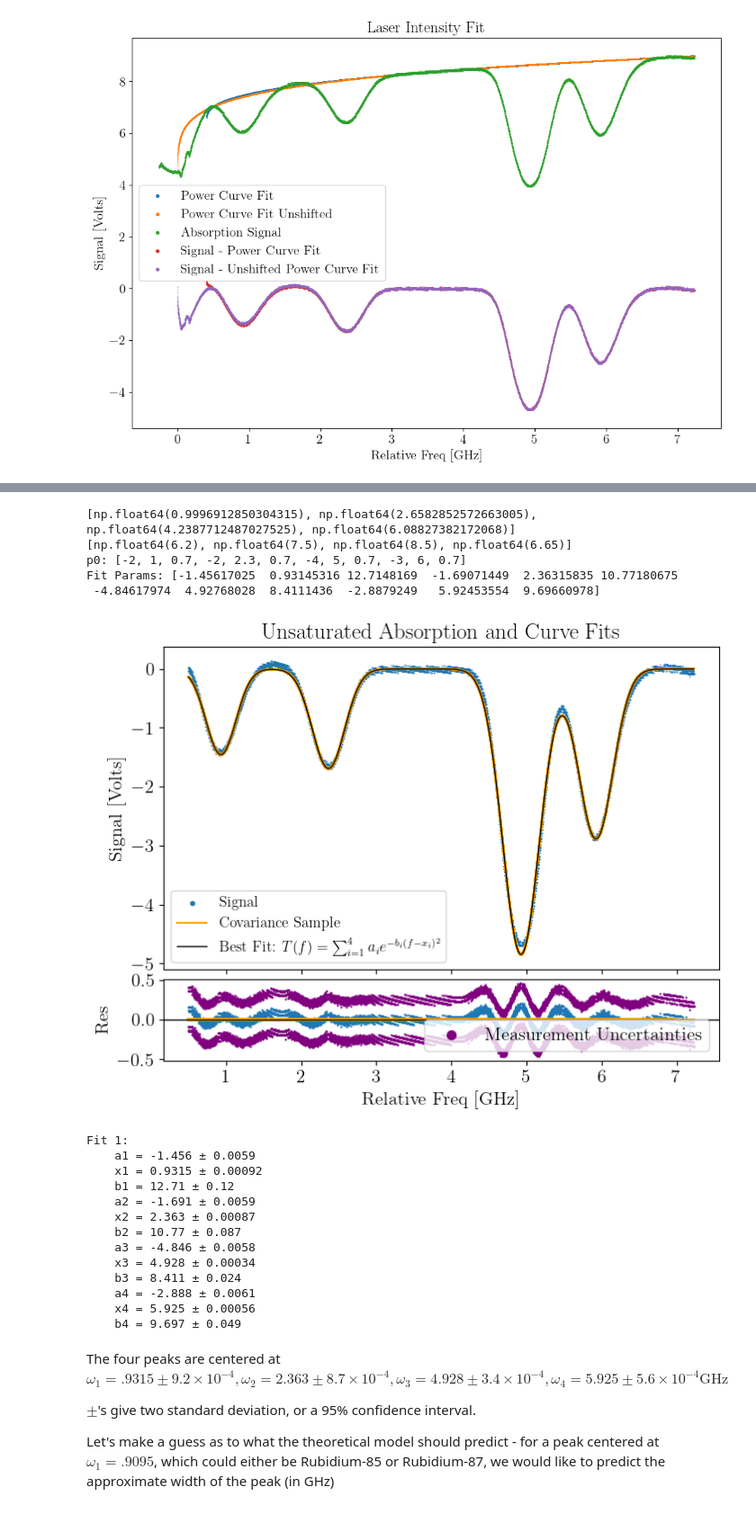
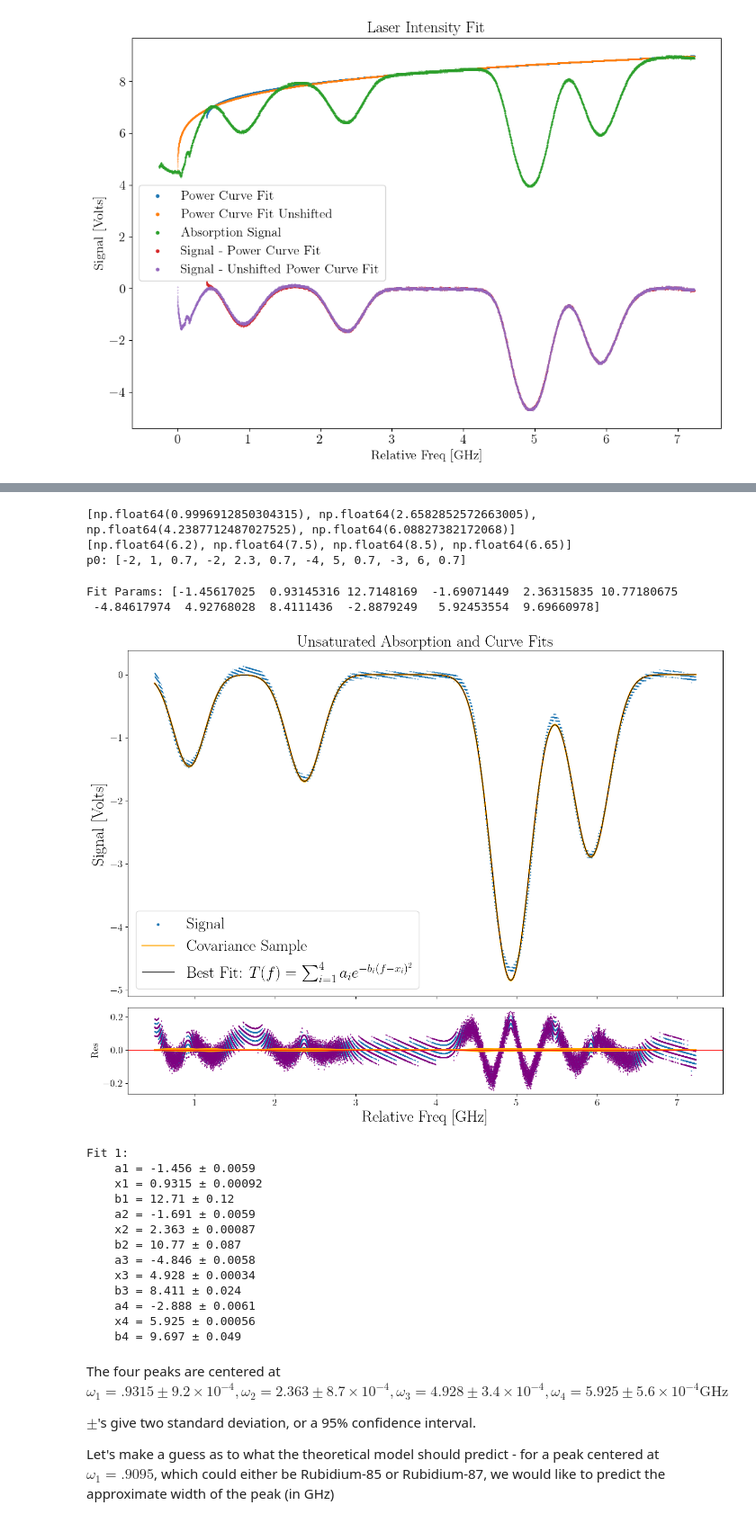
Before and after one commit to andres-luengo/alden-andres-max-most-dangerous-4450-trio, a Jupyter notebook: rb-spectroscopy/doppler_broadening.ipynb, the cells around one changed output, grey strips where cells are left out. Shown at 90% size. Cells and saved outputs as stored; diff of their text form; code cells hidden in the pictures.

```diff
--- a/rb-spectroscopy/doppler_broadening.ipynb
+++ b/rb-spectroscopy/doppler_broadening.ipynb
@@ -416,20 +418,19 @@ def print_fits(fits, param_names=None):
 
 centers=[2750, 5800, 8500, 11550]
 window_sizes=[1700, 3000, 3900, 1700]
+trim=200
 
 print([freqs[centers[i]] for i in range(len(centers))])
 print([signal[centers[i]] for i in range(len(centers))])
 
 def trim_leading_nans(x, y):
     first_valid = np.argmax(~np.isnan(y))
-    return x[first_valid:], y[first_valid:]
+    return (x[first_valid:], y[first_valid:])
 
+def trim_leading_messy(x, y, trim: int):
+    return x[trim:], y[trim:]
 
-
-xdata, ydata = trim_leading_nans(freqs, signal-power_curve_fit1)
-
-xdata = xdata[200:]
-ydata = ydata[200:]
+doppler_x, doppler_y = trim_leading_messy(*trim_leading_nans(freqs, signal-power_curve_fit1), trim=trim)
 
 #  model: a * np.exp(-b * (x - x0)**2) + c * x + d
 a1_guess = -2
@@ -461,8 +462,8 @@ print(f"p0: {p0}")
 
 popt, pcov = scipy.optimize.curve_fit(
     absorption_model,
-    xdata,
-    ydata,
+    doppler_x,
+    doppler_y,
     p0=p0,
     #bounds=bounds,
     maxfev=200000
@@ -485,43 +486,43 @@ model_str = (
     r"$T(f) = \sum_{i=1}^{4} a_i e^{-b_i(f-x_i)^2}$"
 )
 
-xfit = np.linspace(xdata.min(), xdata.max(), 2000)
+xfit = np.linspace(doppler_x.min(), doppler_x.max(), 2000)
 yfit = absorption_model(xfit, *popt)
 
-y_model_data = absorption_model(xdata, *popt)
-residuals = ydata - y_model_data
+y_model_data = absorption_model(doppler_x, *popt)
+residuals = doppler_y - y_model_data
 
 # create stacked plots (short residual panel)
 fig, (ax, ax_res) = plt.subplots(
     2, 1,
-    figsize=(8,6),
+    figsize=(16,12),
     sharex=True,
     gridspec_kw={"height_ratios": [4, 1], "hspace": 0.05}
 )
 
 # main plot
-ax.scatter(xdata, ydata, s=0.1, label="Signal")
+ax.scatter(doppler_x, doppler_y, s=0.1, label="Signal")
 # uncertainties are too small to do this
-for i in range(1000):
+for i in range(100):
     rand_fit = absorption_model(xfit, *np.random.multivariate_normal(popt, pcov))
-    ax.plot(xfit, rand_fit,c="orange", label=("Covariance Sample" if i==1 else None))
+    ax.plot(xfit, rand_fit,c="orange", alpha=1,label=("Covariance Sample" if i==1 else None))
     ax_res.plot(xfit, rand_fit - yfit, c="orange")
 ax.plot(xfit, yfit, linewidth=1, color="black", label=f"Best Fit: {model_str}")
-ax.set_ylabel("Signal [Volts]")
-ax.set_title("Unsaturated Absorption and Curve Fits")
+ax.set_ylabel("Signal [Volts]",fontsize=24)
+ax.set_title("Unsaturated Absorption and Curve Fits",fontsize=24)
 # # residual plot
 # measurement_uncertainty = 0.25
 # yerr = np.full_like(residuals, measurement_uncertainty, dtype=float)
 
-ax_res.scatter(xdata, residuals, s=0.5)
-ax_res.scatter(xdata, residuals+.25,s=.5,c="purple", label="Measurement Uncertainties")
-ax_res.scatter(xdata,residuals-.25,s=.5,c="purple")
+ax_res.scatter(doppler_x, residuals, s=0.5)
+ax_res.scatter(doppler_x, residuals+.025,s=.5,c="purple", label="Measurement Uncertainties")
+ax_res.scatter(doppler_x,residuals-.025,s=.5,c="purple")
 ax_res.axhline(0, color="red", linewidth=1)
-ax_res.set_xlabel("Relative Freq [GHz]")
-ax_res.set_ylabel("Res")
+ax_res.set_xlabel("Relative Freq [GHz]",fontsize=24)
+ax_res.set_ylabel("Res", fontsize)
 
-ax.legend(markerscale=10,fontsize=12)
-ax_res.legend()
+ax.legend(markerscale=10,fontsize=24)
+# ax_res.legend()
 
 # ax_res.errorbar(
 #     xdata,
@@ -542,49 +543,49 @@ plt.savefig("Multi-Curve Fit")
 plt.show()
 
 # # fitted curve
 # xfit = np.linspace(xdata.min(), xdata.max(), 2000)
 # yfit = absorption_model(xfit, *popt)
 # plt.figure(figsize=(18,10))
 # plt.plot(xfit, yfit, linewidth=2, label=f"Fit: {model_str}",color="Red")
 # plt.scatter(xdata, ydata,s=.1)
 
 # plt.xlabel("Relative Freq [GHz]")
 # plt.ylabel("Signal [Volts]")
 # plt.title("Unsaturated Absorption and Curve Fits")
 # plt.legend()
 # # plt.savefig("DopplerFits.png")
 # plt.show()
 
 
 param_names = [
     "a1","x1","b1",
     "a2","x2","b2",
     "a3","x3","b3",
     "a4","x4","b4",
     "c","d"
 ]
 
 print_fits(full_fits, param_names)
 # %% [output]
 [np.float64(0.9996912850304315), np.float64(2.6582852572663005), np.float64(4.2387712487027525), np.float64(6.08827382172068)]
 [np.float64(6.2), np.float64(7.5), np.float64(8.5), np.float64(6.65)]
 p0: [-2, 1, 0.7, -2, 2.3, 0.7, -4, 5, 0.7, -3, 6, 0.7]
-Fit Params: [-1.45617025  0.93145316 12.7148169  -1.69071449  2.36315835 10.77180675
- -4.84617974  4.92768028  8.4111436  -2.8879249   5.92453554  9.69660978]
+Fit Params: [-1.45617025  0.93145316 12.7148169  -1.69071449  2.36315835 10.77180675
+ -4.84617974  4.92768028  8.4111436  -2.8879249   5.92453554  9.69660978]
-[figure, old version]
+[figure, new version]
-Fit 1:
-    a1 = -1.456 ± 0.0059
-    x1 = 0.9315 ± 0.00092
-    b1 = 12.71 ± 0.12
-    a2 = -1.691 ± 0.0059
-    x2 = 2.363 ± 0.00087
-    b2 = 10.77 ± 0.087
-    a3 = -4.846 ± 0.0058
-    x3 = 4.928 ± 0.00034
-    b3 = 8.411 ± 0.024
-    a4 = -2.888 ± 0.0061
-    x4 = 5.925 ± 0.00056
-    b4 = 9.697 ± 0.049
+Fit 1:
+    a1 = -1.456 ± 0.0059
+    x1 = 0.9315 ± 0.00092
+    b1 = 12.71 ± 0.12
+    a2 = -1.691 ± 0.0059
+    x2 = 2.363 ± 0.00087
+    b2 = 10.77 ± 0.087
+    a3 = -4.846 ± 0.0058
+    x3 = 4.928 ± 0.00034
+    b3 = 8.411 ± 0.024
+    a4 = -2.888 ± 0.0061
+    x4 = 5.925 ± 0.00056
+    b4 = 9.697 ± 0.049
 # %% [markdown]
 The four peaks are centered at $\omega_1=.9315 \pm 9.2\times 10^{-4}, \omega_2=2.363\pm 8.7 \times 10^{-4}, \omega_3=4.928 \pm 3.4 \times 10^{-4}, \omega_4=5.925 \pm 5.6 \times 10^{-4} \text{GHz}$
 
```
Also changed, not shown: parts of 6 cells of this notebook.
